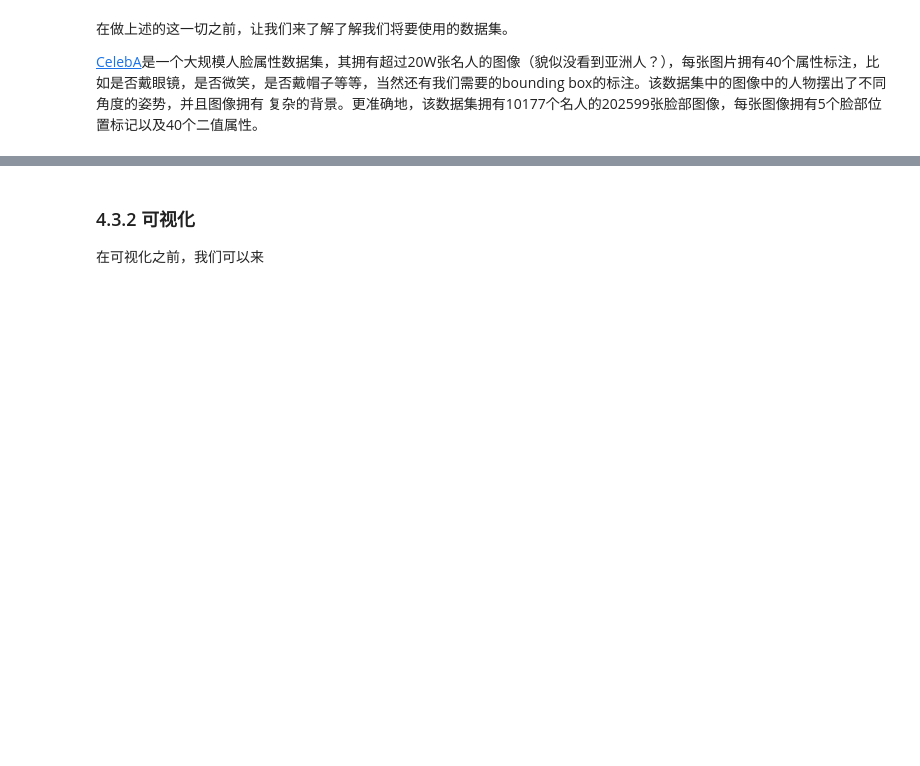
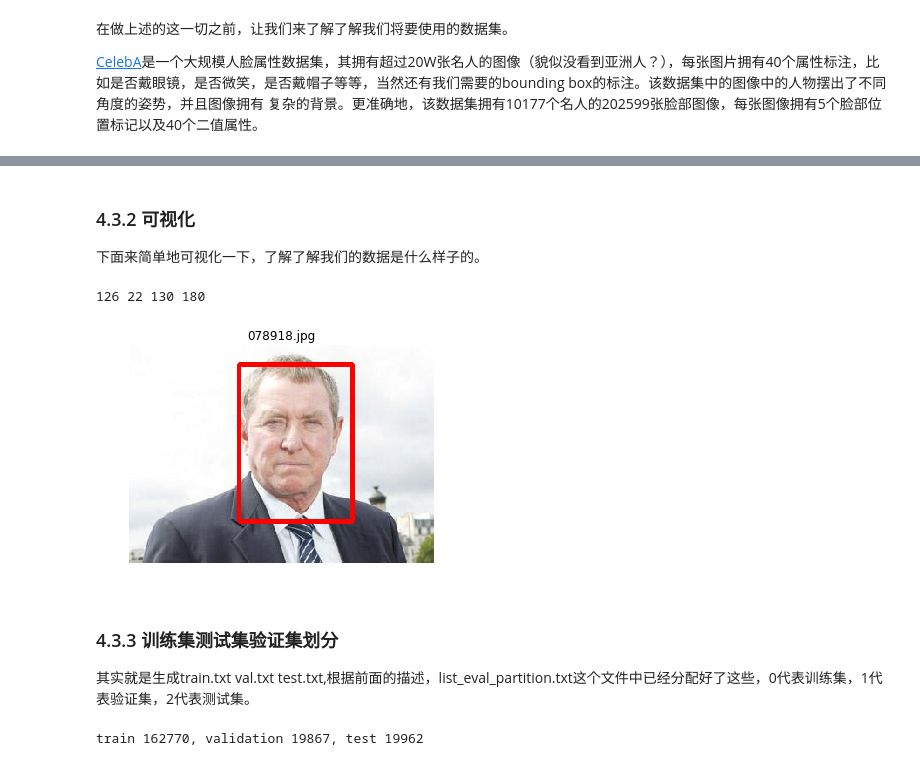
Before and after one commit to rikichou/yolo, a Jupyter notebook: YOLO_face_detection_and_recognition_2--train_yolo_on_CelebA_datasheet.ipynb, the cells around one changed output, grey strips where cells are left out. Drawn from its saved outputs; the diff is of its cells as text; code cells hidden in the pictures; blank space fills up the shorter version.

Commit message:
train yolo on celeba

```diff
--- a/YOLO_face_detection_and_recognition_2--train_yolo_on_CelebA_datasheet.ipynb
+++ b/YOLO_face_detection_and_recognition_2--train_yolo_on_CelebA_datasheet.ipynb
@@ -216,4 +245,81 @@ wget https://pjreddie.com/media/files/darknet19_448.conv.23
 # %% [markdown]
 ### 4.3.2 可视化
 
-在可视化之前，我们可以来
+下面来简单地可视化一下，了解了解我们的数据是什么样子的。
+# %%
+import matplotlib.pyplot as plt
+import cv2
+import numpy as np
+%matplotlib inline
+
+
+## read bounding box
+img_bbox = {}
+with open(darknet_dir+"/CelebA/Anno/list_bbox_celeba.txt") as f:
+    lines = f.readlines()
+    lines=lines[2:]
+
+    line = lines[np.random.randint(len(lines))].strip().split()
+
+    img_bbox["name"] = line[0]
+    img_bbox["x"] = int(line[1])
+    img_bbox["y"] = int(line[2])
+    img_bbox["w"] = int(line[3])
+    img_bbox["h"] = int(line[4])
+
+## read image
+img_path = darknet_dir+"/CelebA/Img/img_celeba.7z/img_celeba/" + img_bbox["name"]
+img = cv2.imread(img_path)
+img = cv2.cvtColor(img,cv2.COLOR_BGR2RGB)
+(img_h, img_2) = img.shape[0:2]
+
+print (img_bbox["x"], img_bbox["y"], img_bbox["w"], img_bbox["h"])
+## display
+cv2.rectangle(img,(img_bbox["x"],img_bbox["y"]),(img_bbox["x"]+img_bbox["w"],img_bbox["y"]+img_bbox["h"]),(255,0,0),3)
+
+plt.imshow(img)
+plt.axis("off")
+plt.title(img_bbox["name"])
+plt.show()
+# %% [output]
+126 22 130 180
+[figure, added]
+# %% [markdown]
+### 4.3.3 训练集测试集验证集划分
+
+其实就是生成train.txt  val.txt  test.txt,根据前面的描述，list_eval_partition.txt这个文件中已经分配好了这些，0代表训练集，1代表验证集，2代表测试集。
+# %%
+train_txt = darknet_dir + '/celeba/train.txt'
+val_txt = darknet_dir + '/celeba/val.txt'
+test_txt = darknet_dir + '/celeba/test.txt'
+
+train_p = open(train_txt, "w")
+val_p = open(val_txt, "w")
+test_p = open(test_txt, "w")
+
+with open(eval_path) as p:
+    lines = p.readlines()
+    t = 0
+    v = 0
+    e = 0
+    for line in lines:
+        items = line.strip().split()
+        img_path = darknet_dir+"/celeba/JPEGImages/" + items[0] + '\n'
+        img_type = int(items[1])
+
+        if img_type == 0:
+            train_p.write(img_path)
+            t += 1
+        elif img_type == 1:
+            val_p.write(img_path)
+            v += 1
+        else:
+            test_p.write(img_path)
+            e += 1
+    print ("train {}, validation {}, test {}".format(t, v, e))
+
+train_p.close()
+val_p.close()
+test_p.close()
+# %% [output]
+train 162770, validation 19867, test 19962
```
Also changed, not shown: parts of 14 cells of this notebook, 1 other file.
